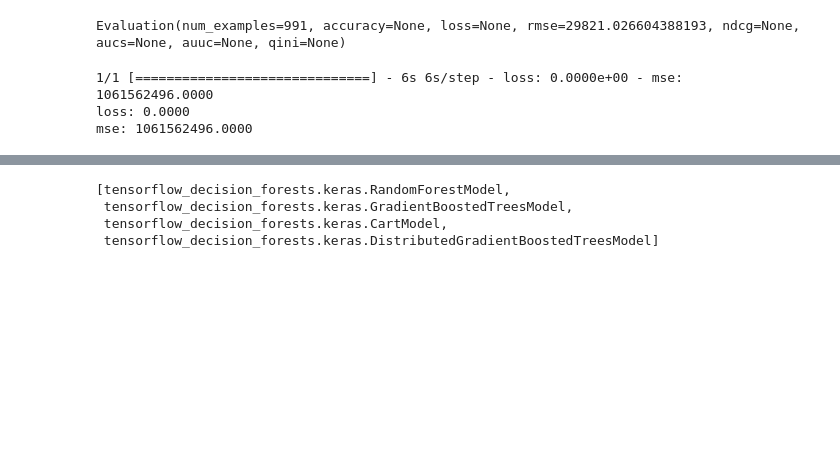
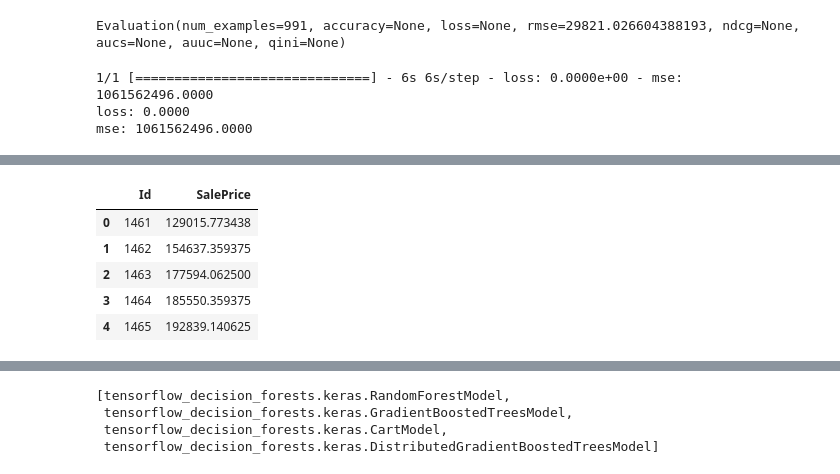
Before and after one commit to GhosTHaise/ml-house-prices-regression, a Jupyter notebook: houseRegression.ipynb, the cells around one changed output, grey strips where cells are left out. Saved outputs shown, nothing was run; the diff lists cells and outputs as text; code cells hidden in the pictures; blank space fills up the shorter version.

Commit message:
submit prediction

```diff
--- a/houseRegression.ipynb
+++ b/houseRegression.ipynb
@@ -230,0 +287,15 @@ mse: 1061562496.0000
+# %%
+test_file_path = "./test.csv"
+test_data = pd.read_csv(test_file_path)
+ids = test_data.pop('Id')
+
+test_ds = tfdf.keras.pd_dataframe_to_tf_dataset(
+    test_data,
+    task = tfdf.keras.Task.REGRESSION)
+
+preds = rf.predict(test_ds)
+output = pd.DataFrame({'Id': ids,
+                       'SalePrice': preds.squeeze()})
+
+output.head()
+# %% [output]
@@ -230,0 +303,6 @@ mse: 1061562496.0000
+|  | Id | SalePrice |
+| 0 | 1461 | 129015.773438 |
+| 1 | 1462 | 154637.359375 |
+| 2 | 1463 | 177594.062500 |
+| 3 | 1464 | 185550.359375 |
+| 4 | 1465 | 192839.140625 |
```
Also changed, not shown: parts of 5 cells of this notebook, 1 other file.
